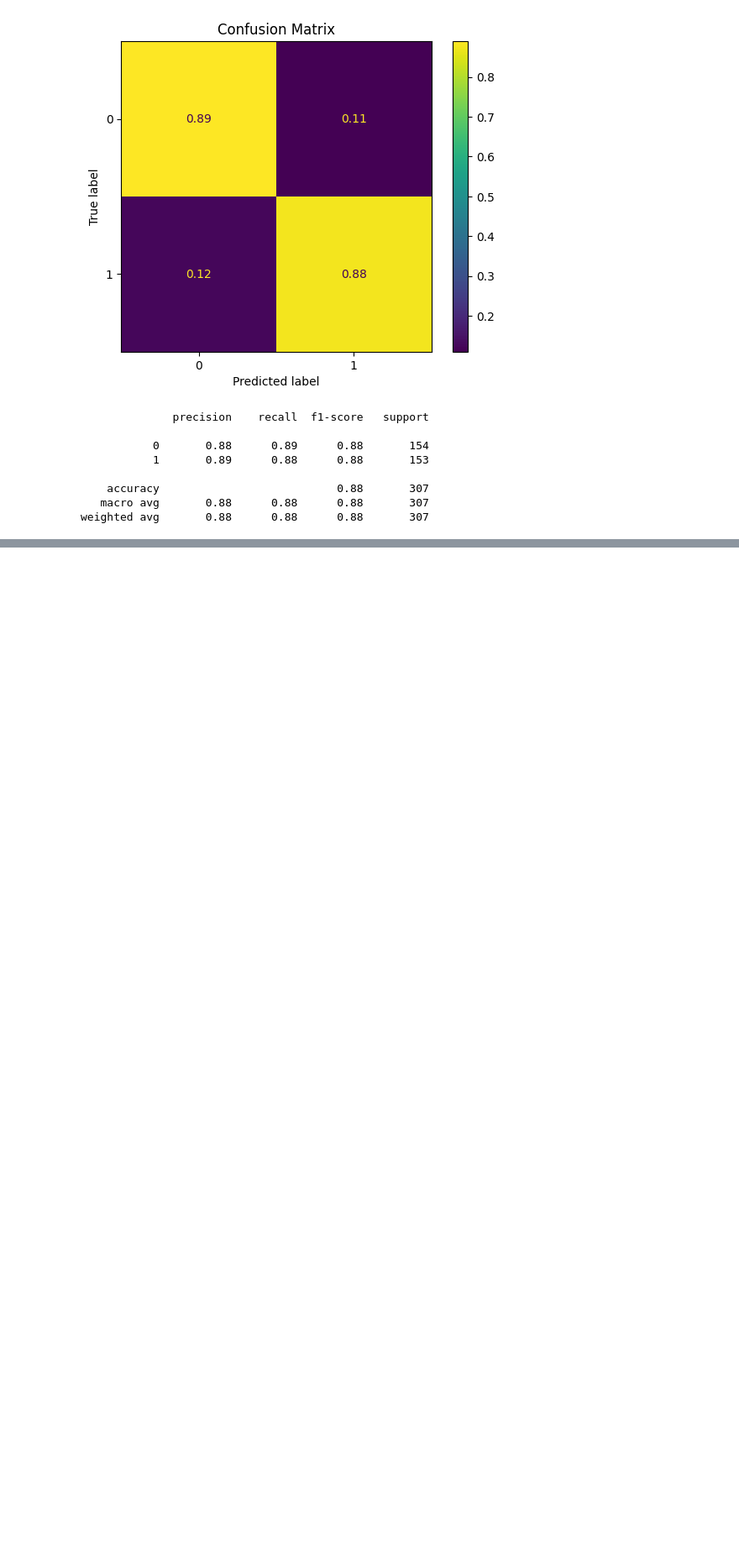
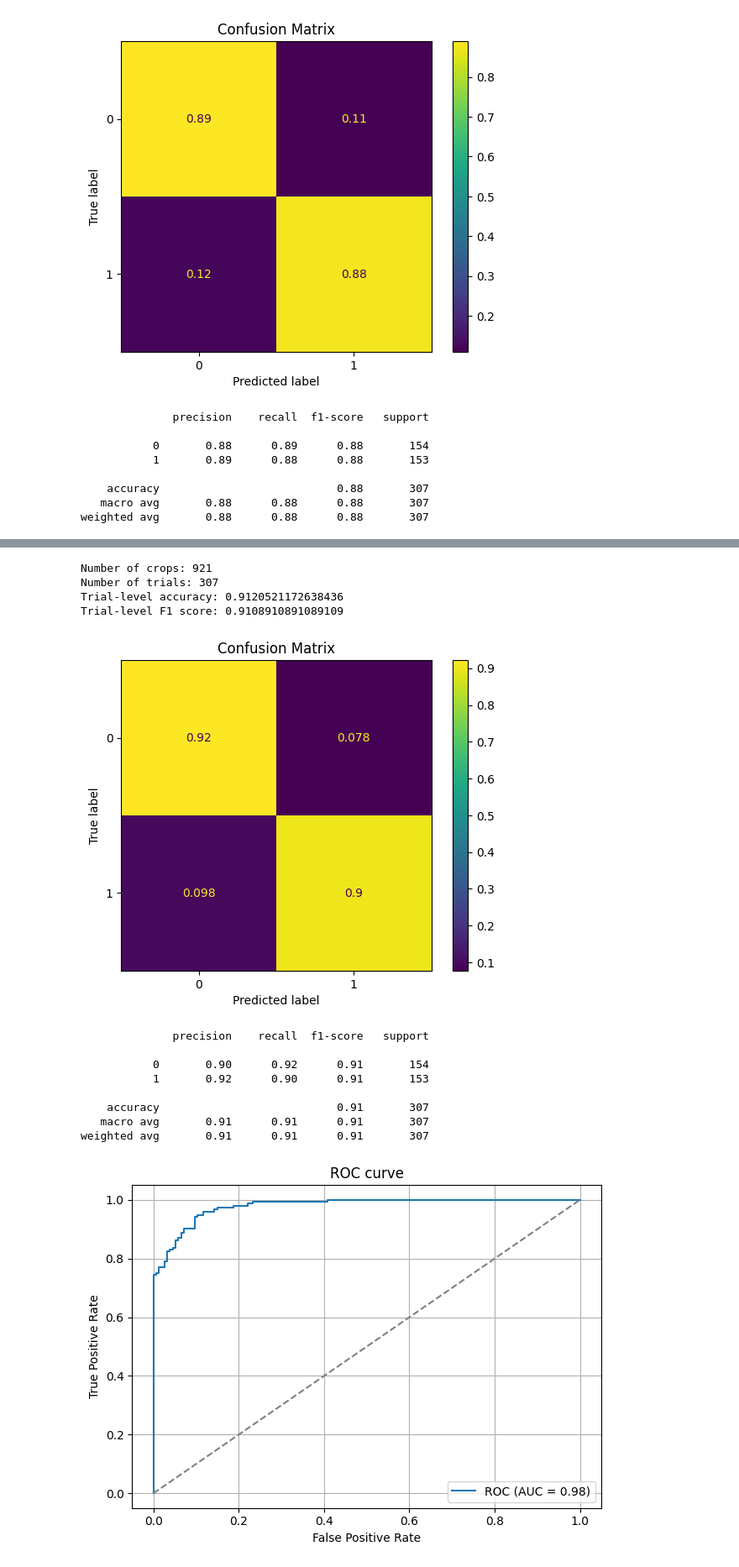
Before and after one commit to elisa-v/motor_imagery_EEG, a Jupyter notebook: notebooks/deep_learning_notebook.ipynb, the cells around one changed output, grey strips where cells are left out. Shown at 84% size. Drawn from its saved outputs; the diff is of its cells as text; code cells hidden in the pictures; blank space fills up the shorter version.

```diff
--- a/notebooks/deep_learning_notebook.ipynb
+++ b/notebooks/deep_learning_notebook.ipynb
@@ -84,14 +86,14 @@ I generate 3 sequences (1s each) out of the 3-second trial
 n_channels = 3
 f_sampling = 250
 total_length = f_sampling * 3  # 3 seconds at 250 Hz
-factor = 3          # number of crops per trial
+FACTOR = 3          # number of crops per trial
 
 x_train_aug, y_train_aug = augment_eeg_sequences(
-    x_train, y_train, n_channels=n_channels, total_length=total_length, factor=factor
+    x_train, y_train, n_channels=n_channels, total_length=total_length, factor=FACTOR
 )
 
 x_test_aug, y_test_aug = augment_eeg_sequences(
-    x_test, y_test, n_channels=n_channels, total_length=total_length, factor=factor
+    x_test, y_test, n_channels=n_channels, total_length=total_length, factor=FACTOR
 )
 # %% [output]
 Augmented data:
@@ -109,7 +111,7 @@ Label distribution: Counter({np.uint8(0): 462, np.uint8(1): 459})
 # frame_length = 50 samples (e.g. 100 ms at 500 Hz, or 200 ms at 250 Hz - adapt as needed)
 
 frame_length = 50
-crop_length = total_length // factor  # 250
+crop_length = total_length // FACTOR  # 250
 n_frames = crop_length // frame_length  # 250 / 50 = 5
 
 x_train_vid = to_video_windows(
@@ -236,0 +243,28 @@ weighted avg       0.88      0.88      0.88       307
+# %%
+y_trial_pred_mean, y_trial_prob_mean = aggregate_crops_to_trials_from_probs(
+    y_pred_prob_crops,
+    factor=FACTOR,
+    threshold=0.5,
+    agg="mean",      # or "max"
+)
+
+print("Trial-level accuracy:", accuracy_score(y_test, y_trial_pred_mean))
+print("Trial-level F1 score:", f1_score(y_test, y_trial_pred_mean))
+
+plot_confusion_matrix(y_test, y_trial_pred_mean)
+plot_roc_curve(y_test, y_trial_prob_mean)
+# %% [output]
+Number of crops: 921
+Number of trials: 307
+Trial-level accuracy: 0.9120521172638436
+Trial-level F1 score: 0.9108910891089109
+[figure, added]
+              precision    recall  f1-score   support
+
+           0       0.90      0.92      0.91       154
+           1       0.92      0.90      0.91       153
+
+    accuracy                           0.91       307
+   macro avg       0.91      0.91      0.91       307
+weighted avg       0.91      0.91      0.91       307
+[figure, added]
```
Also changed, not shown: parts of 8 cells of this notebook, 7 other files.
